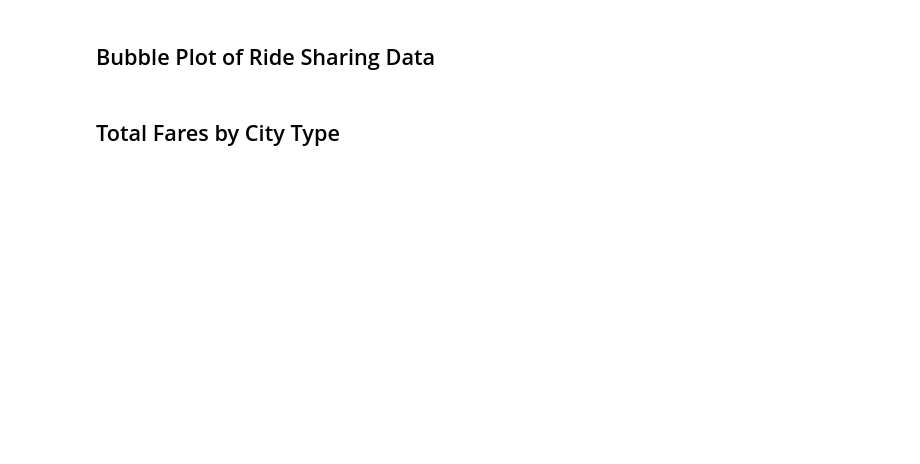
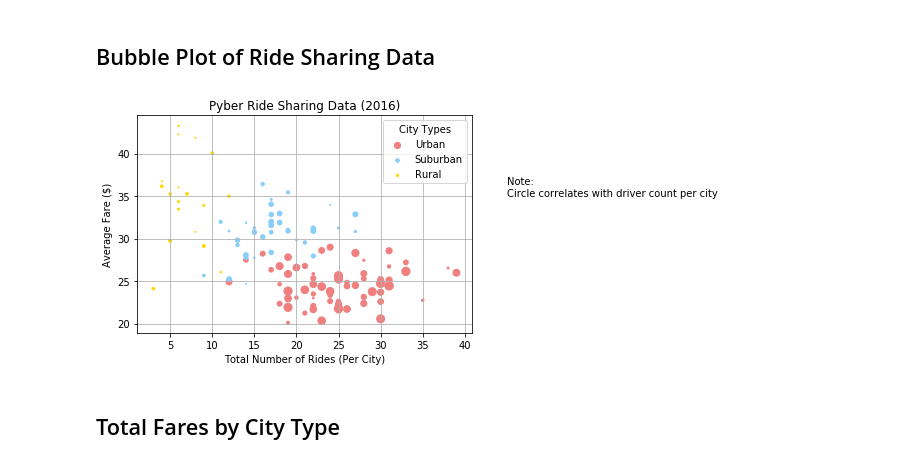
Before and after one commit to fubarroso/homework-5-FUBarroso, a Jupyter notebook: Pyber/pyber_starter.ipynb, the cells around one changed output. Saved outputs shown, nothing was run; the diff lists cells and outputs as text; code cells hidden in the pictures; blank space fills up the shorter version.

```diff
--- a/Pyber/pyber_starter.ipynb
+++ b/Pyber/pyber_starter.ipynb
@@ -30,0 +47,5 @@ merged_table.head()
+# %%
+#Used groupby to calculate average fare and total rides per city. Output series is also sorted alphabetically by city.
+
+per_city_average_fare = merged_table.groupby('city')['fare'].mean()
+per_city_total_rides = merged_table.groupby('city')['ride_id'].count()
@@ -31,2 +70,13 @@ merged_table.head()
+# %%
+#Filetered dataframe and created 3 data frames, one per city type
+
+is_urban =  sorted_by_city_no_duplicates['type']=="Urban"
+only_urban = sorted_by_city_no_duplicates[is_urban]
+
+is_suburban =  sorted_by_city_no_duplicates['type']=="Suburban"
+only_suburban = sorted_by_city_no_duplicates[is_suburban]
+
+is_rural =  sorted_by_city_no_duplicates['type']=="Rural"
+only_rural = sorted_by_city_no_duplicates[is_rural]
 # %% [markdown]
 ## Bubble Plot of Ride Sharing Data
@@ -48,2 +83,35 @@ plt.show()
+# %%
+# Obtain the x and y coordinates for each of the three city types
+
+#I can build scatter plots from columns from 3 separate dataframes
+
+# Build the scatter plots for each city types
+plt.scatter(only_urban.total_rides, only_urban.average_fare, s=only_urban.driver_count , color='lightcoral' ,label='Urban')
+
+plt.scatter(only_suburban.total_rides, only_suburban.average_fare, s=only_suburban.driver_count , color='lightskyblue' ,label='Suburban')
+
+plt.scatter(only_rural.total_rides, only_rural.average_fare, s=only_rural.driver_count , color='gold' ,label='Rural')
+
+
+# Incorporate the other graph properties
+
+plt.title("Pyber Ride Sharing Data (2016)")
+plt.xlabel("Total Number of Rides (Per City)")
+plt.ylabel("Average Fare ($)")
+plt.grid()
+
+
+# Create a legend
+plt.legend(title="City Types")
+
+# Incorporate a text label regarding circle size
+plt.text(45,35,s="Note:\nCircle correlates with driver count per city")
+# Save Figure
+plt.savefig('Images/pyber_scatter.png')
+
+
+plt.show()
+# %% [output]
+[figure, added]
 # %% [markdown]
 ## Total Fares by City Type
```
Also changed, not shown: parts of 16 cells of this notebook, 6 other files.
